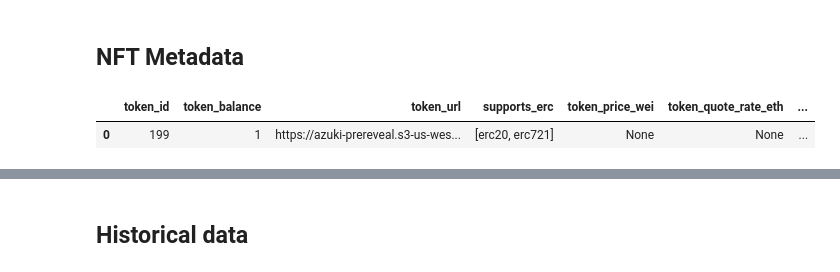
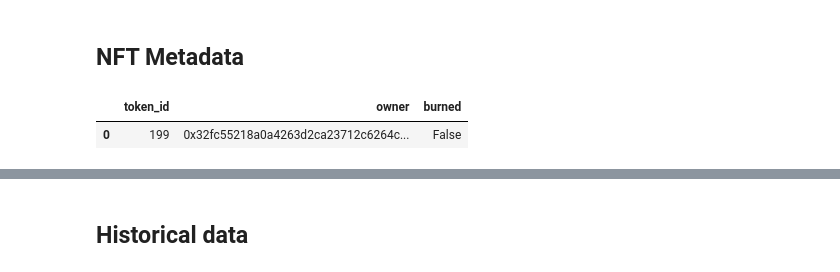
Before and after one commit to mmsaki/nft-trading-analysis, a Jupyter notebook: azuki_analysis.ipynb, the cells around one changed output, grey strips where cells are left out. Cells and saved outputs as stored; diff of their text form; code cells hidden in the pictures.

```diff
--- a/azuki_analysis.ipynb
+++ b/azuki_analysis.ipynb
@@ -75,15 +69,16 @@ token_IDS
 # %%
 chain_id= '/1'
 address = '/0xED5AF388653567Af2F388E6224dC7C4b3241C544'
 token_id = '/199'
 
 metadata_url = url + chain_id + "/tokens" + address + "/nft_metadata" + token_id + api_key #+ "&format=csv"
 
 # Create variale for our requests data
-nft_metadata = requests.get(metadata_url).json()
+nft_data = requests.get(metadata_url).json()
 
-nft_metadata_df = pd.DataFrame(nft_metadata['data']['items'][0]['nft_data'])
-nft_metadata_df.head()
+nft_metadata = pd.DataFrame(nft_data['data']['items'][0]['nft_data'], columns = ['token_id','owner', 'burned'])
+
+nft_metadata.head()
 # %% [output]
-|  | token_id | token_balance | token_url | supports_erc | token_price_wei | token_quote_rate_eth | ... |
-| 0 | 199 | 1 | https://azuki-prereveal.s3-us-wes... | [erc20, erc721] | None | None | ... |
+|  | token_id | owner | burned |
+| 0 | 199 | 0x32fc55218a0a4263d2ca23712c6264c... | False |
```
Also changed, not shown: parts of 14 cells of this notebook.
